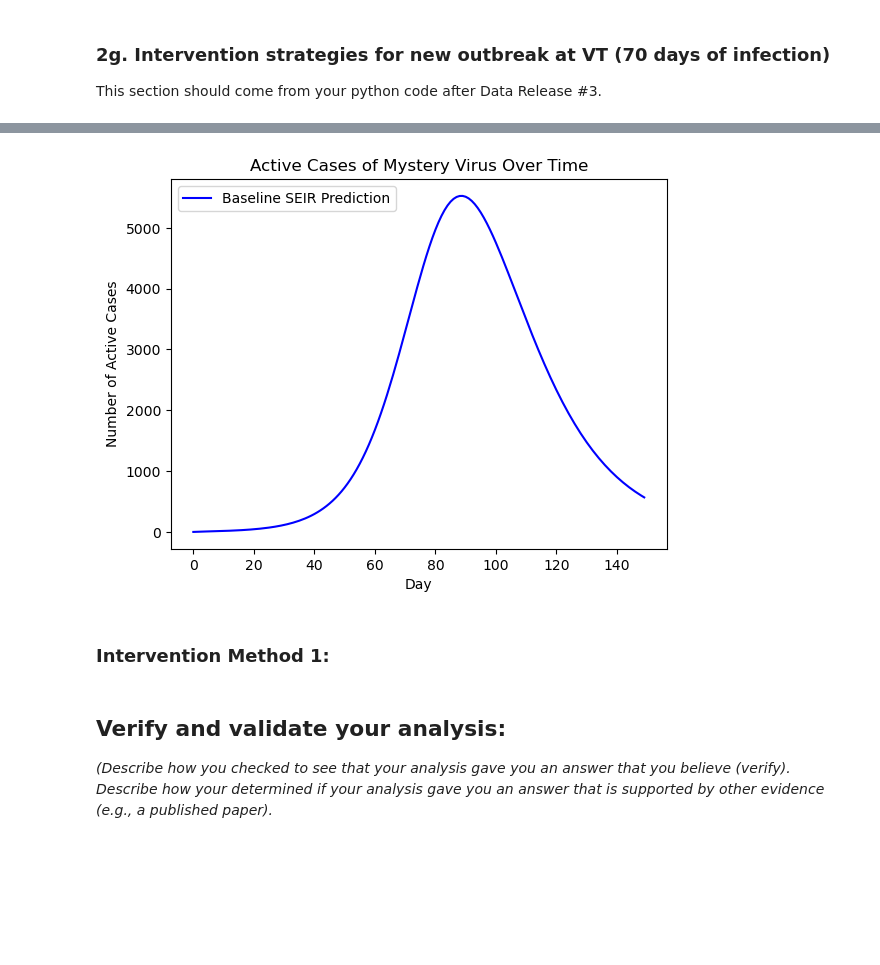
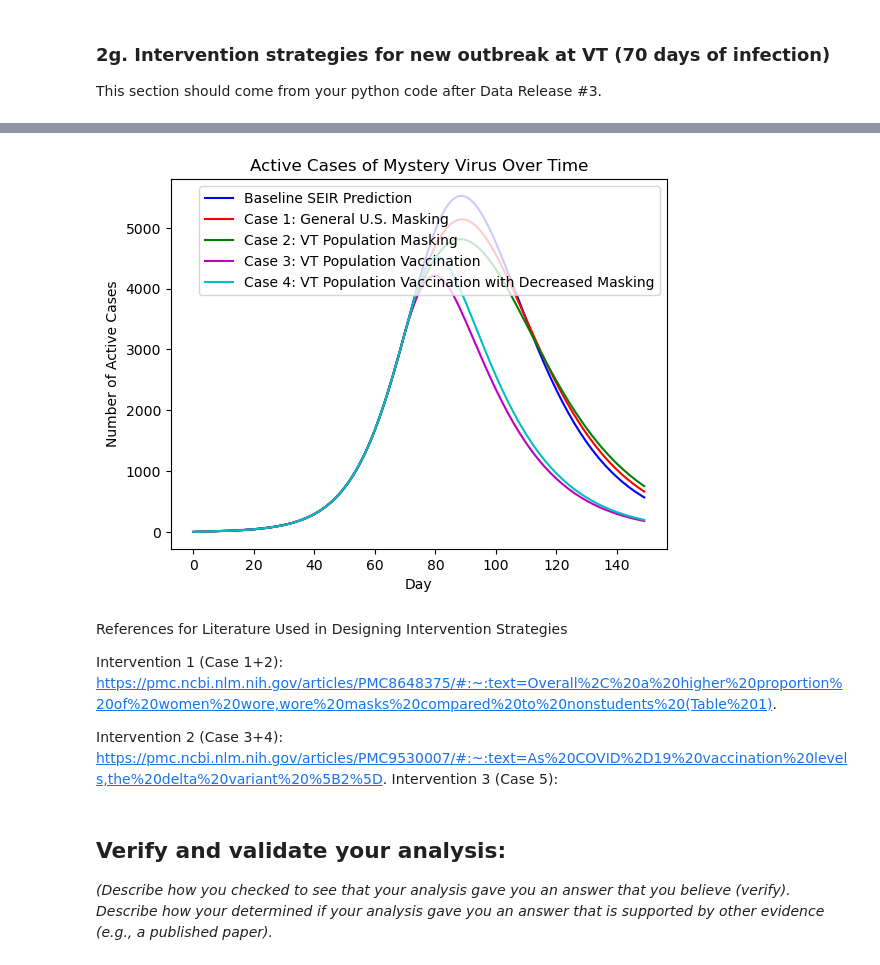
Before and after one commit to Owensines/Module-2-Epidemics-SIR-Modeling, a Jupyter notebook: Notebook examples/Module_2_Notebook_PS_OS.ipynb, the cells around one changed output, grey strips where cells are left out. Saved outputs shown, nothing was run; the diff lists cells and outputs as text; code cells hidden in the pictures; blank space fills up the shorter version.

Commit message:
completed interventions

```diff
--- a/Notebook examples/Module_2_Notebook_PS_OS.ipynb
+++ b/Notebook examples/Module_2_Notebook_PS_OS.ipynb
@@ -259,21 +311,48 @@ This section should come from your python code after Data Release #3.
 # %%
 #Baseline Prediction for new outbreak at VT
+#We expect the peak to be higher at VT than at UVA because of the larger population size, but we also expect the peak to occur later because the initial number of cases is lower and it will take longer for the virus to spread through the population.
 N_VT = 31000 #population size at VT
 S0_VT = N_VT-40
 E0_VT = 40 #assumption for now, will be accounted for by grid search optimization
 I0_VT = 1
 R0_VT = 0
 S_baseline, E_baseline, I_baseline, R_baseline = seir_euler(best_beta, best_sigma, best_gamma, S0_VT, E0_VT, I0_VT, R0_VT, future_timepoints, N_VT)
 plt.plot(future_timepoints, I_baseline, 'b-', label='Baseline SEIR Prediction')
 plt.title('Active Cases of Mystery Virus Over Time')
 plt.xlabel('Day')
 plt.ylabel('Number of Active Cases')
+#Intervention scenario 1: Testing effect of masking on the outbreak
+#Case 1: Masking reduces the transmission rate by __% (based on how likely general U.S. population is to wear masks)
+case_1_beta = best_beta *(1-(0.5*0.4)) #assumption that masking reduces transmission rate by 50%, can adjust this based on the specific intervention being modeled
+S_case1, E_case1, I_case1, R_case1 = seir_euler_intervention(best_beta, case_1_beta, best_sigma, best_gamma, S0_VT, E0_VT, I0_VT, R0_VT, future_timepoints, N_VT)
+plt.plot(future_timepoints, I_case1, 'r-', label='Case 1: General U.S. Masking')
+#Case 2: Masking reduces the transmission rate by __% (based on how likely VT population is to wear masks)
+case_2_beta = best_beta *(1-(0.85*0.4)) #assumption that masking reduces transmission rate by 15%, can adjust this based on the specific intervention being modeled
+S_case2, E_case2, I_case2, R_case2 = seir_euler_intervention(best_beta, case_2_beta, best_sigma, best_gamma, S0_VT, E0_VT, I0_VT, R0_VT, future_timepoints, N_VT)
+plt.plot(future_timepoints, I_case2, 'g-', label='Case 2: VT Population Masking')
+#Intervention scenario 2: Testing effect of vaccines and masking on the outbreak
+#Case 3: Vaccinations with a rate of 500 people per day with the same 85% masking compliance as VT population
+S_case3, E_case3, I_case3, R_case3 = seir_euler_intervention(best_beta, case_2_beta, best_sigma, best_gamma, S0_VT, E0_VT, I0_VT, R0_VT, future_timepoints, N_VT, 1000)
+plt.plot(future_timepoints, I_case3, 'm-', label='Case 3: VT Population Vaccination')
+#Case 4: Case 3 updated with realistically lower masking compliance
+#During vaccination rollout, masking compliance is likely to decrease because people will feel safer and less likely to wear masks
+#Between April and June 2021, mask wearing at work or school declined among both those vaccinated (74% to 49%) and unvaccinated (46% to 35%)
+#average of those declines is about 51% decrease in masking compliance
+case_4_beta = 1.5*case_2_beta #assumption that masking reduces transmission rate by 50%
+S_case4, E_case4, I_case4, R_case4 = seir_euler_intervention(best_beta, case_4_beta, best_sigma, best_gamma, S0_VT, E0_VT, I0_VT, R0_VT, future_timepoints, N_VT, 1000)
+plt.plot(future_timepoints, I_case4, 'c-', label='Case 4: VT Population Vaccination with Decreased Masking')
 plt.legend()
 plt.show()
 # %% [output]
-[figure, old version]
+[figure, new version]
-# %% [markdown]
-### Intervention Method 1:
+# %% [markdown]
+References for Literature Used in Designing Intervention Strategies
+
+Intervention 1 (Case 1+2):
+https://pmc.ncbi.nlm.nih.gov/articles/PMC8648375/#:~:text=Overall%2C%20a%20higher%20proportion%20of%20women%20wore,wore%20masks%20compared%20to%20nonstudents%20(Table%201).
+
+Intervention 2 (Case 3+4): https://pmc.ncbi.nlm.nih.gov/articles/PMC9530007/#:~:text=As%20COVID%2D19%20vaccination%20levels,the%20delta%20variant%20%5B2%5D.
+Intervention 3 (Case 5):
 # %% [markdown]
 ## Verify and validate your analysis:
 
```
Also changed, not shown: parts of 2 cells of this notebook.
